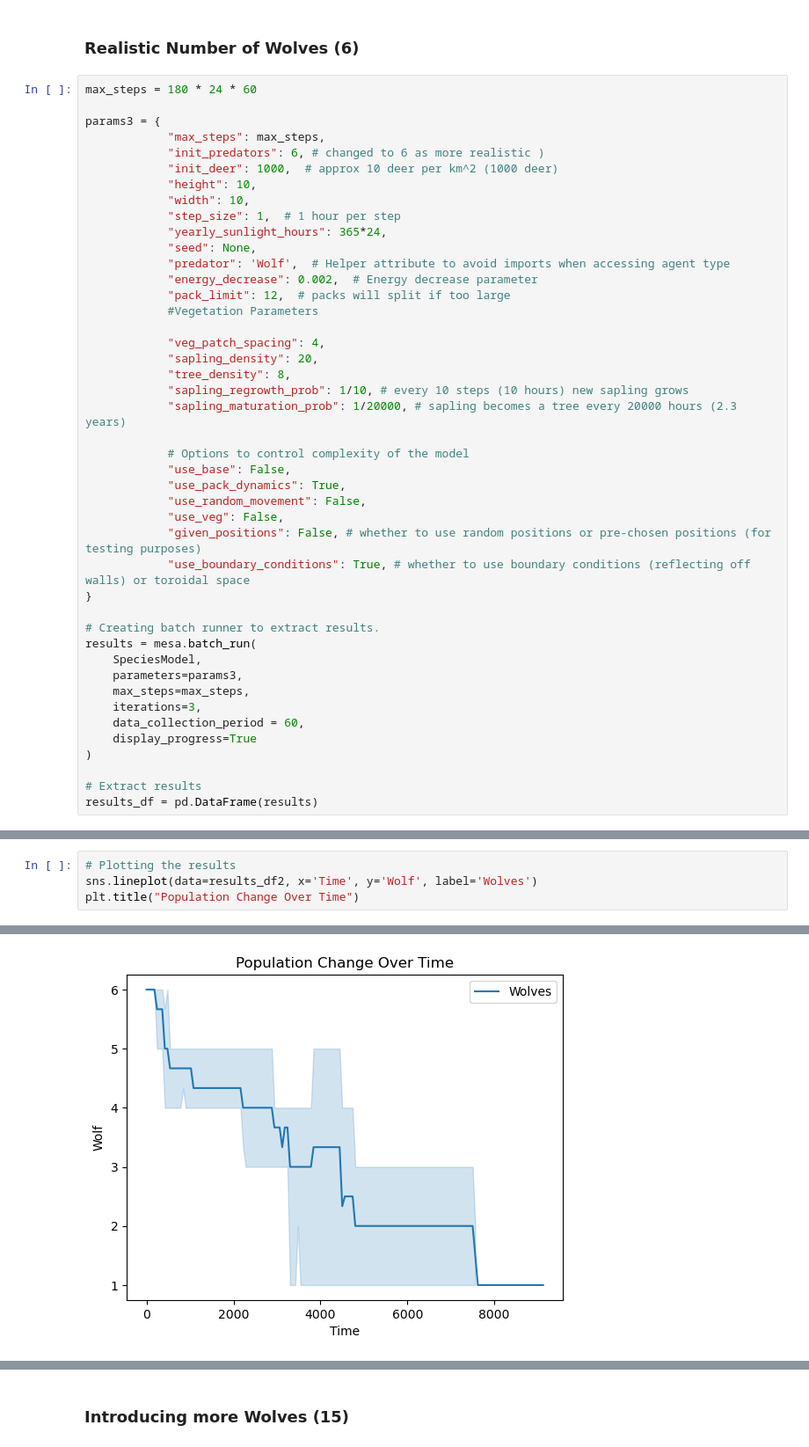
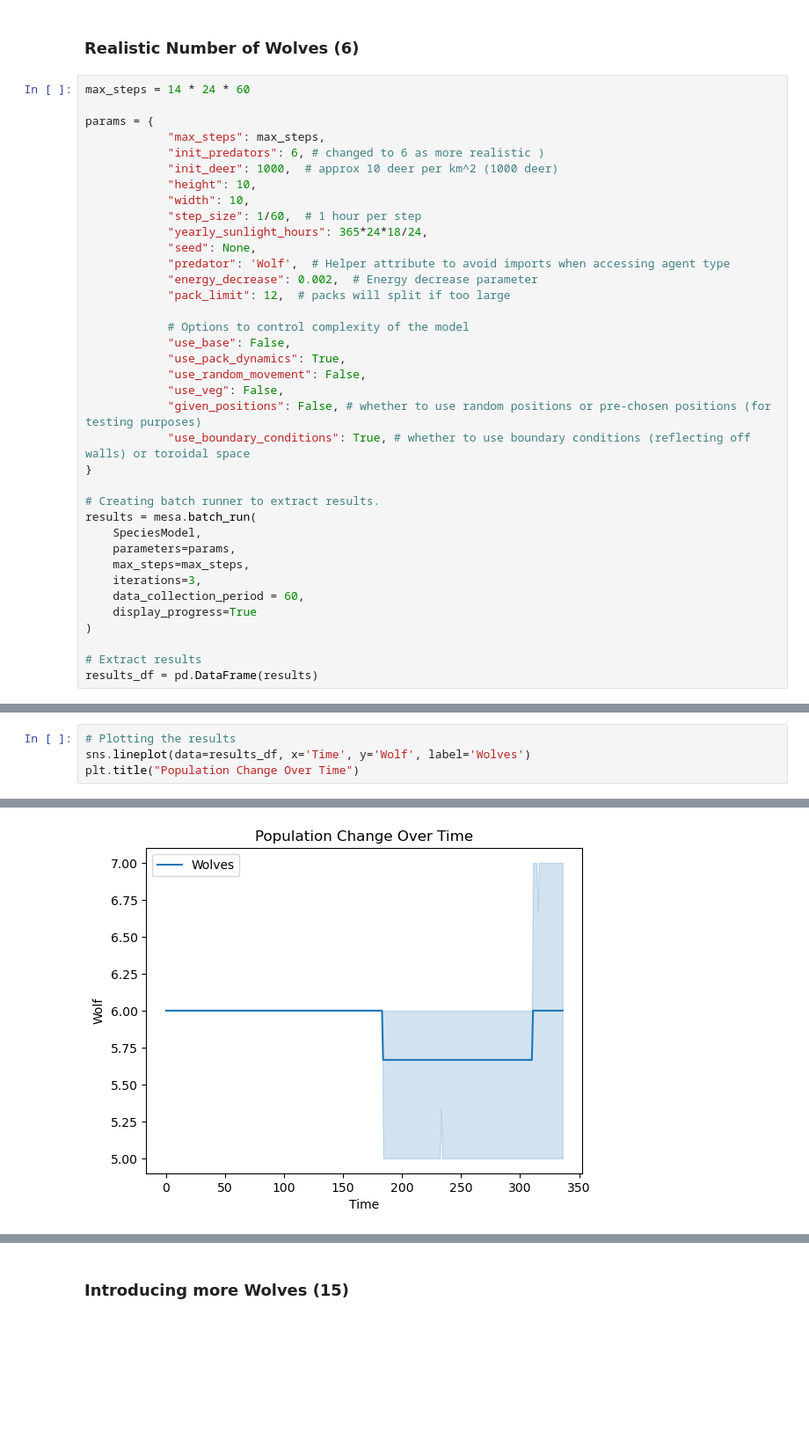
Before and after one commit to LukeRDuob/MDM3_wolf_reintroducution, a Jupyter notebook: project/ABM/notebook.ipynb, the cells around one changed output, grey strips where cells are left out. Shown at 88% size. Cells and saved outputs as stored; diff of their text form; blank space fills up the shorter version.

```diff
--- a/project/ABM/notebook.ipynb
+++ b/project/ABM/notebook.ipynb
@@ -21,27 +21,20 @@ Population plots
 # %% [markdown]
 ### Realistic Number of Wolves (6)
 # %%
-max_steps = 180 * 24 * 60
+max_steps = 14 * 24 * 60
 
-params3 = {
+params = {
             "max_steps": max_steps,
             "init_predators": 6, # changed to 6 as more realistic )
             "init_deer": 1000,  # approx 10 deer per km^2 (1000 deer)
             "height": 10,
             "width": 10,
-            "step_size": 1,  # 1 hour per step
-            "yearly_sunlight_hours": 365*24,
+            "step_size": 1/60,  # 1 hour per step
+            "yearly_sunlight_hours": 365*24*18/24,
             "seed": None,
             "predator": 'Wolf',  # Helper attribute to avoid imports when accessing agent type
             "energy_decrease": 0.002,  # Energy decrease parameter
             "pack_limit": 12,  # packs will split if too large
-            #Vegetation Parameters
-
-            "veg_patch_spacing": 4,
-            "sapling_density": 20,
-            "tree_density": 8,
-            "sapling_regrowth_prob": 1/10, # every 10 steps (10 hours) new sapling grows
-            "sapling_maturation_prob": 1/20000, # sapling becomes a tree every 20000 hours (2.3 years)
 
             # Options to control complexity of the model
             "use_base": False,
@@ -55,7 +48,7 @@ params3 = {
 # Creating batch runner to extract results.
 results = mesa.batch_run(
     SpeciesModel,
-    parameters=params3,
+    parameters=params,
     max_steps=max_steps,
     iterations=3,
     data_collection_period = 60,
@@ -69,8 +60,8 @@ TypeError: '<' not supported between instances of 'float' and 'NoneType'
 # %%
 # Plotting the results
-sns.lineplot(data=results_df2, x='Time', y='Wolf', label='Wolves')
+sns.lineplot(data=results_df, x='Time', y='Wolf', label='Wolves')
 plt.title("Population Change Over Time")
 # %% [output]
 Text(0.5, 1.0, 'Population Change Over Time')
-[figure, old version]
+[figure, new version]
 # %%
```
Also changed, not shown: parts of 2 cells of this notebook.
